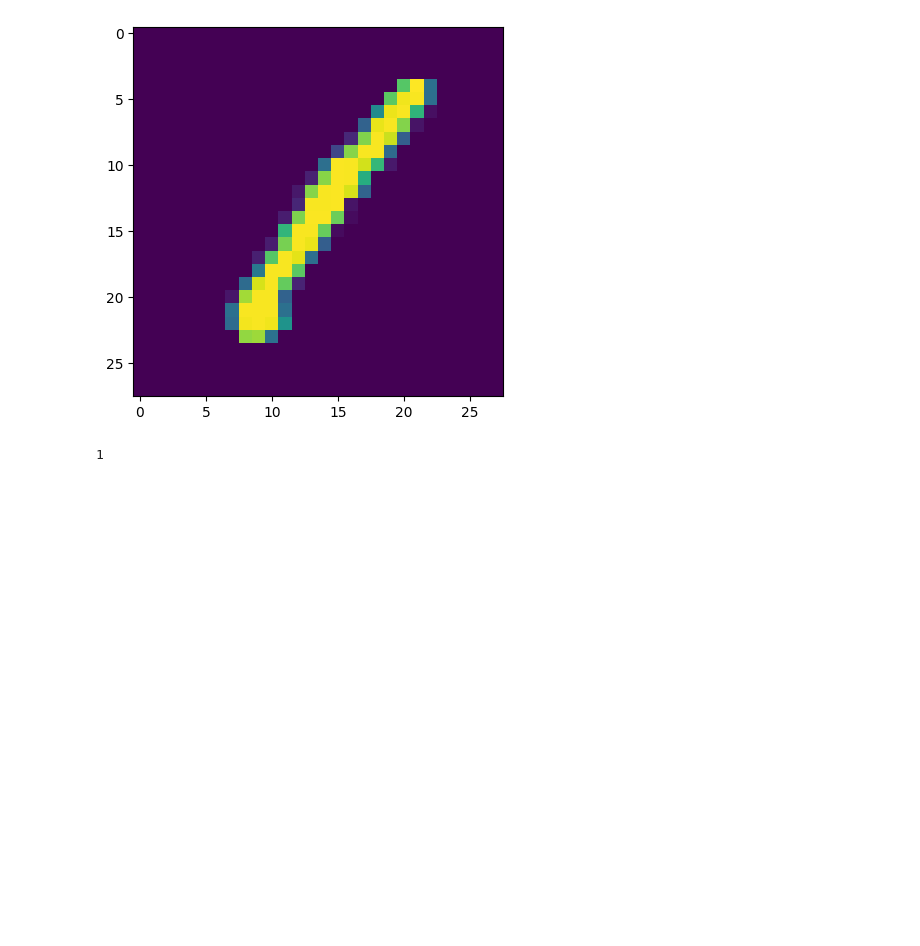
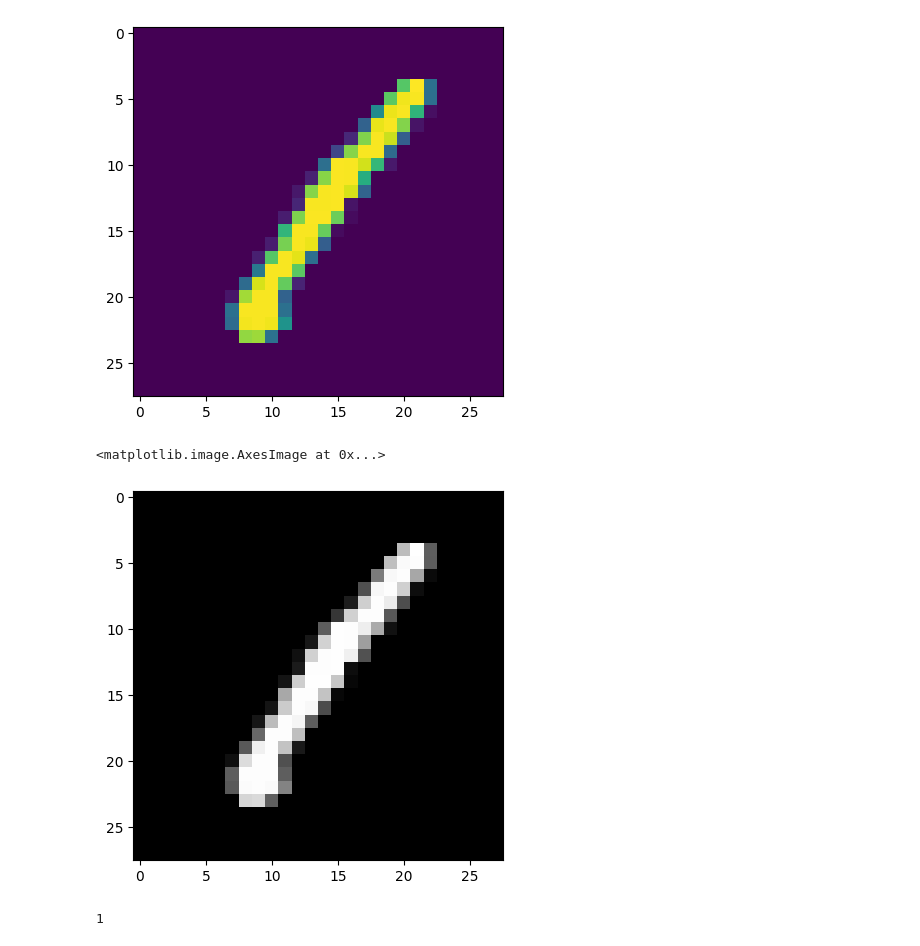
Before and after one commit to lalitha-sahitya/Handwritten-digit-recognition, a Jupyter notebook: digit_classification.ipynb, the cells around one changed output. Saved outputs shown, nothing was run; the diff lists cells and outputs as text; code cells hidden in the pictures; blank space fills up the shorter version.

```diff
--- a/digit_classification.ipynb
+++ b/digit_classification.ipynb
@@ -52,6 +60,11 @@ plt.imshow(data_arr[0])
 # %% [output]
 <matplotlib.image.AxesImage at 0x...>
 [figure]
+# %%
+plt.imshow(data_arr[0], cmap='gray')
+# %% [output]
+<matplotlib.image.AxesImage at 0x...>
+[figure, added]
 # %%
 data.iloc[0][0]
 # %% [output]
```
Also changed, not shown: parts of 30 cells of this notebook.
